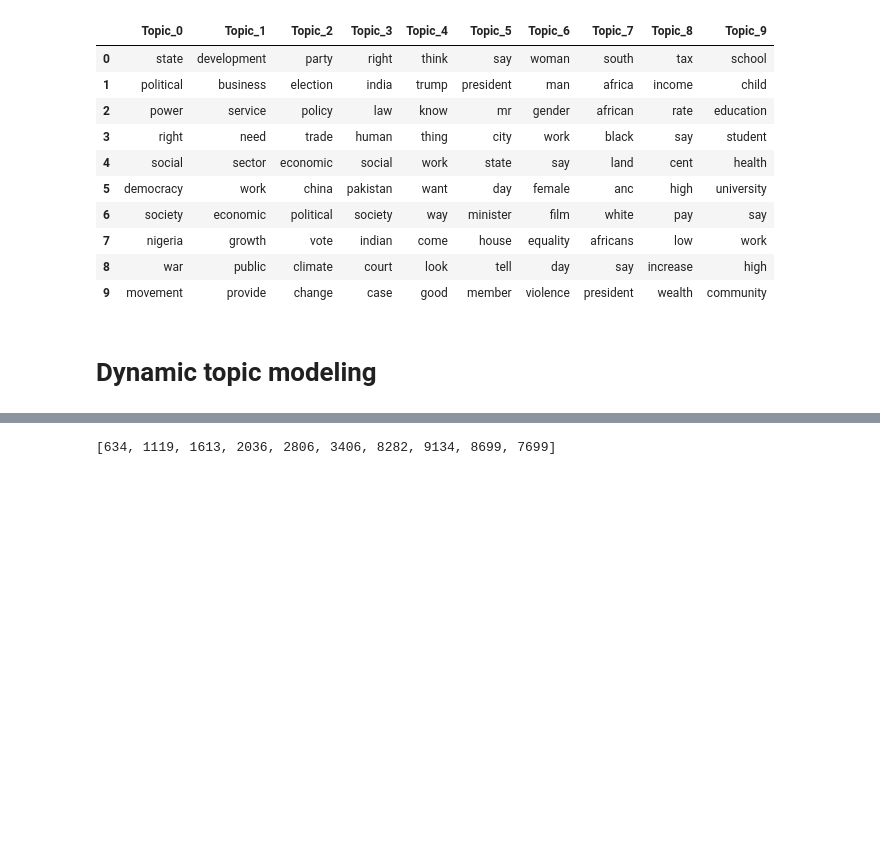
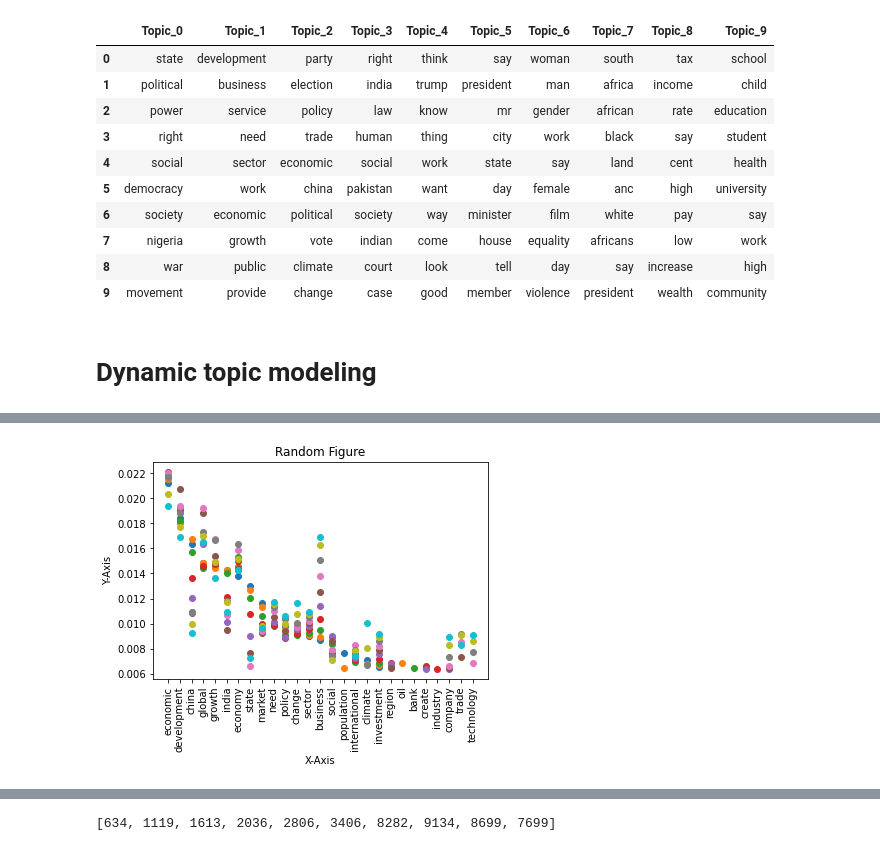
Before and after one commit to xxicheng/content-analysis-project-Online-news-coverage-of-inequality, a Jupyter notebook: code/dynamic topic modeling.ipynb, the cells around one changed output, grey strips where cells are left out. Saved outputs shown, nothing was run; the diff lists cells and outputs as text; code cells hidden in the pictures; blank space fills up the shorter version.

```diff
--- a/code/dynamic topic modeling.ipynb
+++ b/code/dynamic topic modeling.ipynb
@@ -220,4 +195,4 @@ nowcorpus = gensim.corpora.MmCorpus('data/dynamic_tm.mm')
 # %%
 from gensim.models import ldaseqmodel
 # %%
-ldaseq = ldaseqmodel.LdaSeqModel(corpus=now_corpus, id2word=dictionary, time_slice=docs_per_time_slice, num_topics=10)
+ldaseq = ldaseqmodel.LdaSeqModel(corpus=now_corpus, id2word=dictionary, time_slice=docs_per_time_slice, num_topics=9)
@@ -223,0 +267,14 @@ ldaseq = ldaseqmodel.LdaSeqModel(corpus=now_corpus, id2word=dictionary, time_sli
+# %%
+import matplotlib.pyplot as plt
+from math import log
+
+for i in range(10):
+    plt.scatter(*zip(*ldaseq.print_topics(time=i)[0]))
+#plt.scatter(*zip(*ldaseq.print_topics(time=1)[0]))
+plt.xticks(rotation=90)
+plt.title('Random Figure')
+plt.xlabel('X-Axis')
+plt.ylabel('Y-Axis')
+plt.show()
+# %% [output]
+[figure, added]
```
Also changed, not shown: parts of 32 cells of this notebook.
